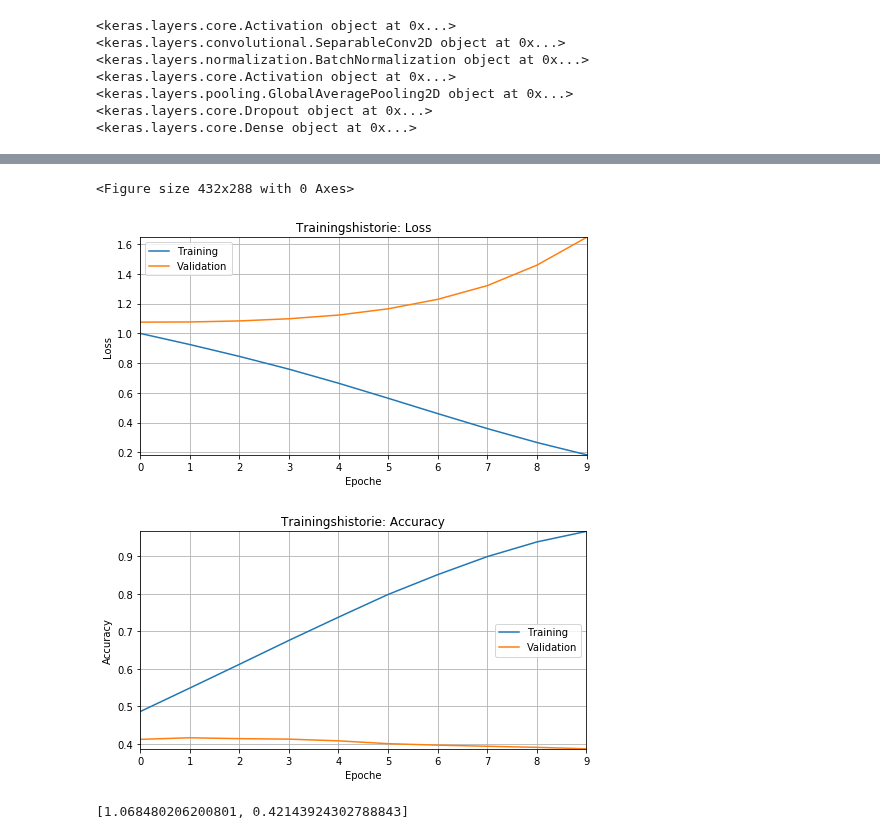
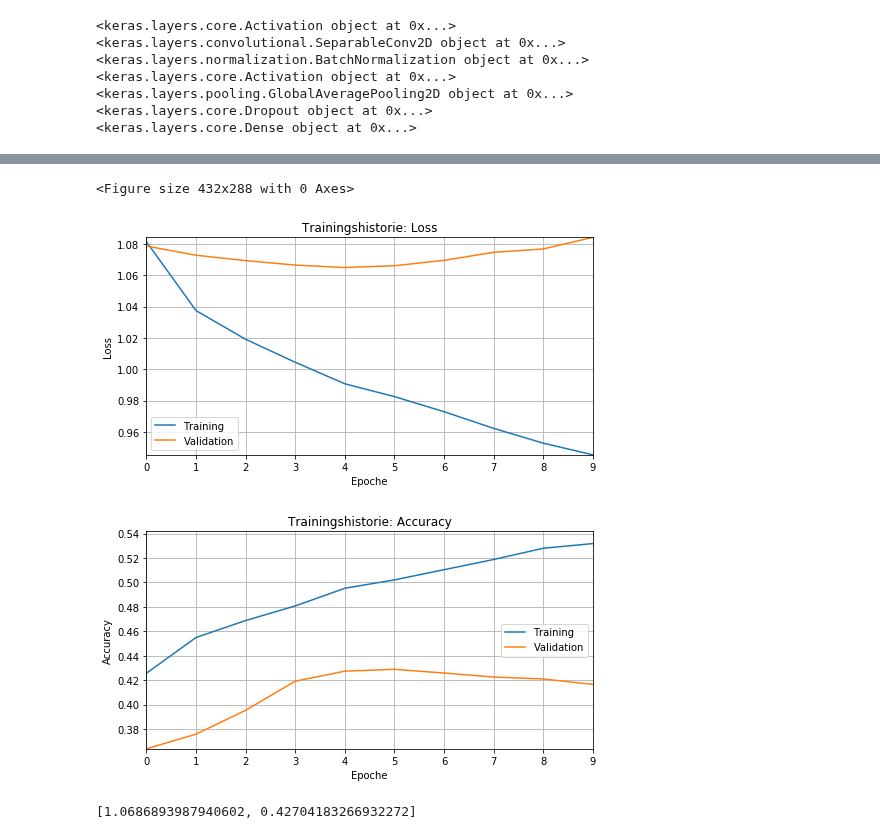
Before and after one commit to SandGreif/FahrradwegeKlassifizierung, a Jupyter notebook: faltungsnetze/CNN_experiment3_pretrained.ipynb, the cells around one changed output, grey strips where cells are left out. Saved outputs shown, nothing was run; the diff lists cells and outputs as text; code cells hidden in the pictures.

```diff
--- a/faltungsnetze/CNN_experiment3_pretrained.ipynb
+++ b/faltungsnetze/CNN_experiment3_pretrained.ipynb
@@ -71,7 +98,7 @@ base_model = Xception(include_top=False, weights='imagenet', input_shape=(383, 7
 # Fügt einem Globalen Average Pooling Layer als Schicht hinzu
 x = base_model.output
 x = GlobalAveragePooling2D()(x)
-x = Dropout(0.70)(x)
+x = Dropout(0.80)(x)
 predictions = Dense(3, activation='softmax')(x) # Fully Connected Layer
 # %%
 model = Model(inputs=base_model.input, outputs=predictions)
@@ -265,41 +292,41 @@ Epoch 10/10
 # %%
 # Plot Modell Historie loss und accuracy
 plt.figure(1)
 plt.figure(figsize=(8,4))
 plt.title('Trainingshistorie: Loss')
 plt.xlabel('Epoche')
 plt.ylabel('Loss')
 plt.plot(hist.history['loss'])
 plt.plot(hist.history['val_loss'])
 plt.legend(['Training', 'Validation'])
 plt.xlim(0,9)
 plt.ylim(np.asarray(hist.history['loss']).min(),np.asarray(hist.history['val_loss']).max())
 plt.xticks(np.arange(0, 9.1, step=1))
 plt.grid(True)
-plt.savefig("trainingshistorieLossVersuch3_.png")
+plt.savefig("trainingshistorieLossVersuch3_3.png")
 plt.figure(2)
 plt.figure(figsize=(8,4))
 plt.title('Trainingshistorie: Accuracy')
 plt.xticks()
 plt.xlabel('Epoche')
 plt.ylabel('Accuracy')
 plt.plot(hist.history['acc'])
 plt.plot(hist.history['val_acc'])
 plt.legend(['Training', 'Validation'], loc='right')
 plt.xlim(0,9)
-plt.ylim(np.asarray(hist.history['val_acc']).min(),np.asarray(hist.history['acc']).max())
+plt.ylim(np.asarray(hist.history['val_acc']).min(),np.asarray(hist.history['acc']).max()+0.01)
 plt.xticks(np.arange(0, 9.1, step=1))
 plt.grid(True)
-plt.savefig("trainingshistorieAccuracyVersuch3_.png")
+plt.savefig("trainingshistorieAccuracyVersuch3_3.png")
 plt.show()
 # %% [output]
 <Figure size 432x288 with 0 Axes>
-[figure, old version]
+[figure, new version]
-[figure, old version]
+[figure, new version]
 # %%
 model.evaluate_generator(dataLoader(xTest, yTest, 32), steps=int(len(xTest)/32))
 # %% [output]
-[1.068480206200801, 0.42143924302788843]
+[1.0686893987940602, 0.42704183266932272]
 # %%
 model = load_model('ergebnisse_versuch3/modell_versuch3_3')
 # %%
```
Also changed, not shown: parts of 9 cells of this notebook, 12 other files.
